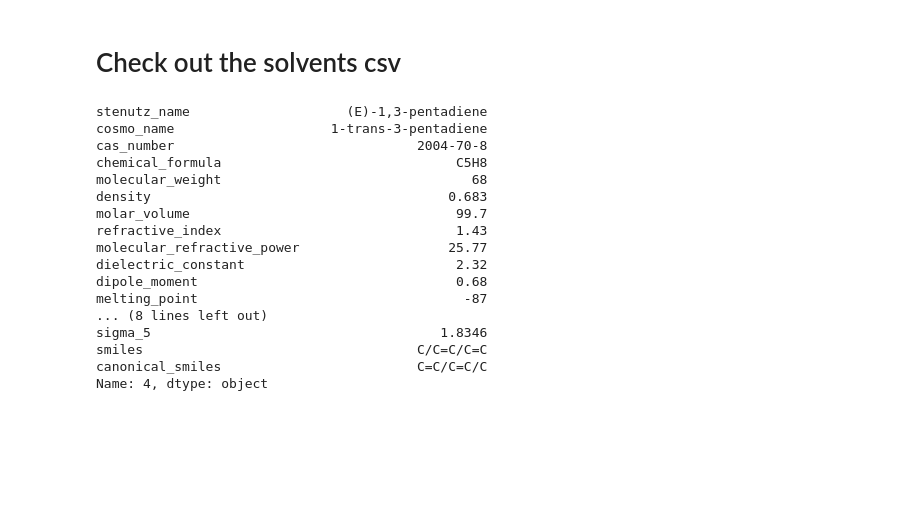
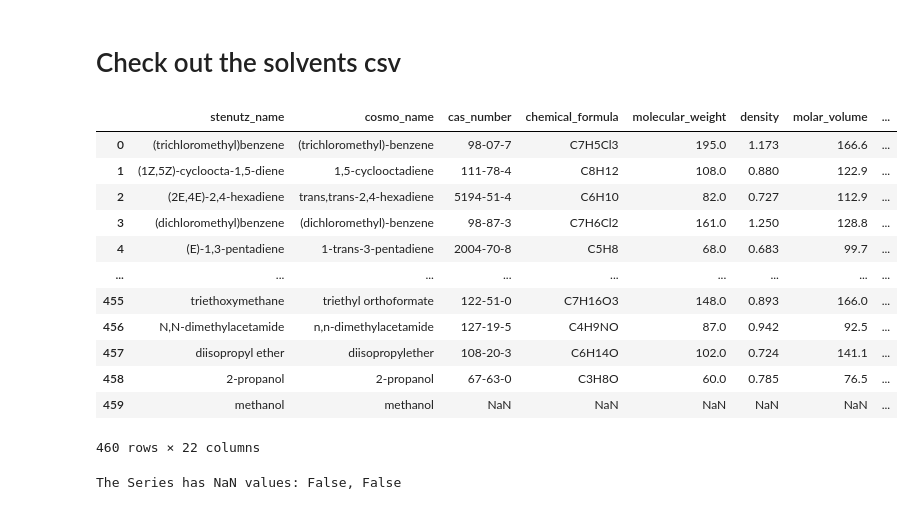
Before and after one commit to sustainable-processes/chemical-parameter-sharing, a Jupyter notebook: name_resolution.ipynb, the cells around one changed output. Cells and saved outputs as stored; diff of their text form; code cells hidden in the pictures; blank space fills up the shorter version.

Commit message:
updating cleaning with solvent dict

```diff
--- a/name_resolution.ipynb
+++ b/name_resolution.ipynb
@@ -223,26 +125,32 @@ reagents
 solvents = pd.read_csv('data/USPTO/solvents.csv', index_col=0)
 solvents.loc[375, 'smiles'] = 'ClP(Cl)Cl'
 solvents.loc[405, 'smiles'] = 'ClS(Cl)=O'
+methanol = {'cosmo_name': 'methanol', 'stenutz_name': 'methanol', 'smiles': 'CO'}
+solvents = solvents.append(methanol, ignore_index=True)
 # %%
-solvents.iloc[4]
+solvents
 # %% [output]
+|  | stenutz_name | cosmo_name | cas_number | chemical_formula | molecular_weight | density | molar_volume | ... |
+| 0 | (trichloromethyl)benzene | (trichloromethyl)-benzene | 98-07-7 | C7H5Cl3 | 195.0 | 1.173 | 166.6 | ... |
+| 1 | (1Z,5Z)-cycloocta-1,5-diene | 1,5-cyclooctadiene | 111-78-4 | C8H12 | 108.0 | 0.880 | 122.9 | ... |
+| 2 | (2E,4E)-2,4-hexadiene | trans,trans-2,4-hexadiene | 5194-51-4 | C6H10 | 82.0 | 0.727 | 112.9 | ... |
+| 3 | (dichloromethyl)benzene | (dichloromethyl)-benzene | 98-87-3 | C7H6Cl2 | 161.0 | 1.250 | 128.8 | ... |
+| 4 | (E)-1,3-pentadiene | 1-trans-3-pentadiene | 2004-70-8 | C5H8 | 68.0 | 0.683 | 99.7 | ... |
+| ... | ... | ... | ... | ... | ... | ... | ... | ... |
+| 455 | triethoxymethane | triethyl orthoformate | 122-51-0 | C7H16O3 | 148.0 | 0.893 | 166.0 | ... |
+| 456 | N,N-dimethylacetamide | n,n-dimethylacetamide | 127-19-5 | C4H9NO | 87.0 | 0.942 | 92.5 | ... |
+| 457 | diisopropyl ether | diisopropylether | 108-20-3 | C6H14O | 102.0 | 0.724 | 141.1 | ... |
+| 458 | 2-propanol | 2-propanol | 67-63-0 | C3H8O | 60.0 | 0.785 | 76.5 | ... |
+| 459 | methanol | methanol | NaN | NaN | NaN | NaN | NaN | ... |
-stenutz_name                    (E)-1,3-pentadiene
-cosmo_name                    1-trans-3-pentadiene
-cas_number                               2004-70-8
-chemical_formula                              C5H8
-molecular_weight                                68
-density                                      0.683
-molar_volume                                  99.7
-refractive_index                              1.43
-molecular_refractive_power                   25.77
-dielectric_constant                           2.32
-dipole_moment                                 0.68
-melting_point                                  -87
-... (8 lines left out)
-sigma_5                                     1.8346
-smiles                                   C/C=C/C=C
-canonical_smiles                         C=C/C=C/C
-Name: 4, dtype: object
+460 rows × 22 columns
+# %%
+has_nan_1 = solvents['stenutz_name'].isnull().any()
+has_nan_2 = solvents['cosmo_name'].isnull().any()
+
+# Print the result
+print(f"The Series has NaN values: {has_nan_1}, {has_nan_2}")
+# %% [output]
+The Series has NaN values: False, False
 # %%
 def canonicalize_smiles(smiles):
     mol = Chem.MolFromSmiles(smiles)
```
Also changed, not shown: parts of 28 cells of this notebook, 2 other files.
